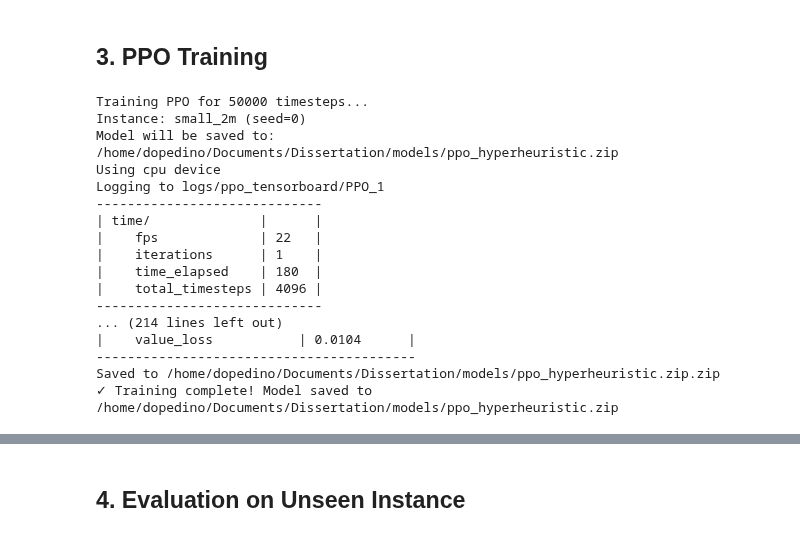
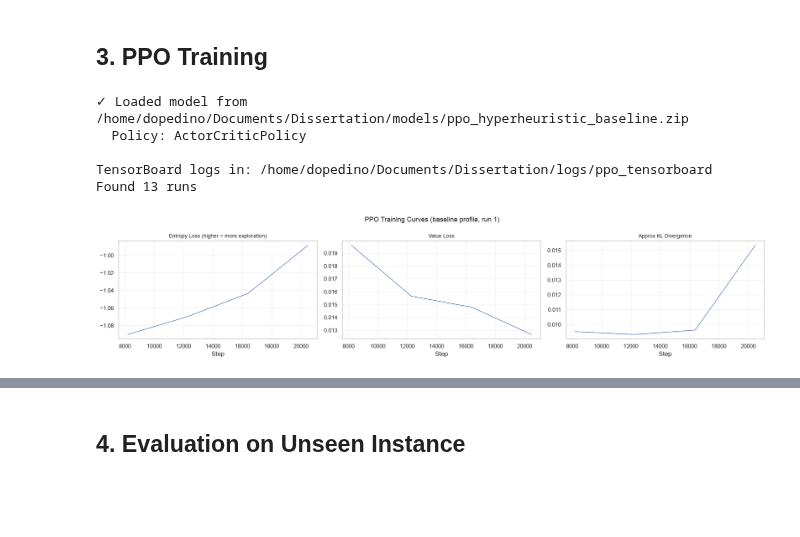
Before and after one commit to Gogula11/Dissertation, a Jupyter notebook: notebooks/04_drl_training.ipynb, the cells around one changed output, grey strips where cells are left out. Cells and saved outputs as stored; diff of their text form; code cells hidden in the pictures; blank space fills up the shorter version.

```diff
--- a/notebooks/04_drl_training.ipynb
+++ b/notebooks/04_drl_training.ipynb
@@ -99,36 +99,54 @@ Will train PPO on first instance for initial exploration
 # %% [markdown]
 ## 3. PPO Training
 # %%
-# Train PPO on first instance (train_instances[0])
-model_path = os.path.join(root, "models/ppo_hyperheuristic.zip")
-total_timesteps = 50_000
+# Load trained model (from CX53 cloud run, 100k timesteps, all configs)
+model_path = os.path.join(root, "models", "ppo_hyperheuristic_baseline.zip")
+model = PPO.load(model_path, device="cpu")
+from tensorboard.backend.event_processing.event_accumulator import EventAccumulator
+print(f"✓ Loaded model from {model_path}")
+print(f"  Policy: {model.policy_class.__name__}")
 
-print(f"Training PPO for {total_timesteps} timesteps...")
-print(f"Instance: small_2m (seed={train_seeds[0]})")
-print(f"Model will be saved to: {model_path}")
+# Read TensorBoard logs
+log_dir = os.path.join(root, "logs", "ppo_tensorboard")
+print(f"\nTensorBoard logs in: {log_dir}")
+run_dirs = sorted(os.listdir(log_dir))
+print(f"Found {len(run_dirs)} runs")
 
-model = train_ppo(
-    train_instances[0],
-    total_timesteps=total_timesteps,
-    save_path=model_path
-)
+# Load first run's metrics
+first_run = os.path.join(log_dir, run_dirs[0])
+ea = EventAccumulator(first_run)
+ea.Reload()
+tags = ea.Tags()["scalars"]
 
-print(f"✓ Training complete! Model saved to {model_path}")
+# Plot training curves
+fig, axes = plt.subplots(1, 3, figsize=(18, 4))
+for ax, tag, title in zip(axes,
+    ["train/entropy_loss", "train/value_loss", "train/approx_kl"],
+    ["Entropy Loss (higher = more exploration)", "Value Loss", "Approx KL Divergence"]):
+    if tag in tags:
+        events = ea.Scalars(tag)
+        steps = [e.step for e in events]
+        values = [e.value for e in events]
+        ax.plot(steps, values, linewidth=1)
+        ax.set_title(title, fontsize=10)
+        ax.set_xlabel("Step")
+        ax.grid(True, alpha=0.3)
+
+fig.suptitle("PPO Training Curves (baseline profile, run 1)", fontsize=13)
+plt.tight_layout()
+plt.savefig(os.path.join(root, "figures/04_ppo_curves.png"), dpi=150, bbox_inches="tight")
+plt.show()
+
+# Print final metrics
+print("\nFinal training metrics:")
+for tag in ["train/entropy_loss", "train/value_loss", "train/approx_kl", "train/explained_variance"]:
+    if tag in tags:
+        events = ea.Scalars(tag)
+        print(f"  {tag.split('/')[1]}: {events[-1].value:.4f} (final)")
 # %% [output]
-Training PPO for 50000 timesteps...
-Instance: small_2m (seed=0)
-Model will be saved to: /home/dopedino/Documents/Dissertation/models/ppo_hyperheuristic.zip
-Using cpu device
-Logging to logs/ppo_tensorboard/PPO_1
------------------------------
-| time/              |      |
-|    fps             | 22   |
-|    iterations      | 1    |
-|    time_elapsed    | 180  |
-|    total_timesteps | 4096 |
------------------------------
-... (214 lines left out)
-|    value_loss           | 0.0104      |
------------------------------------------
-Saved to /home/dopedino/Documents/Dissertation/models/ppo_hyperheuristic.zip.zip
-✓ Training complete! Model saved to /home/dopedino/Documents/Dissertation/models/ppo_hyperheuristic.zip
+✓ Loaded model from /home/dopedino/Documents/Dissertation/models/ppo_hyperheuristic_baseline.zip
+  Policy: ActorCriticPolicy
+
+TensorBoard logs in: /home/dopedino/Documents/Dissertation/logs/ppo_tensorboard
+Found 13 runs
+[figure, added]
```
Also changed, not shown: parts of 5 cells of this notebook, 28 other files.
